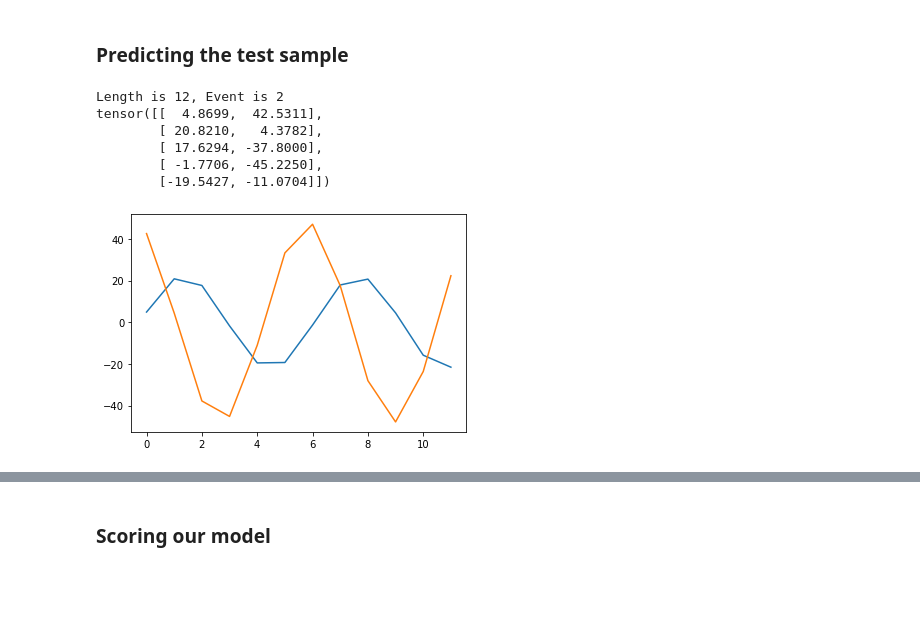
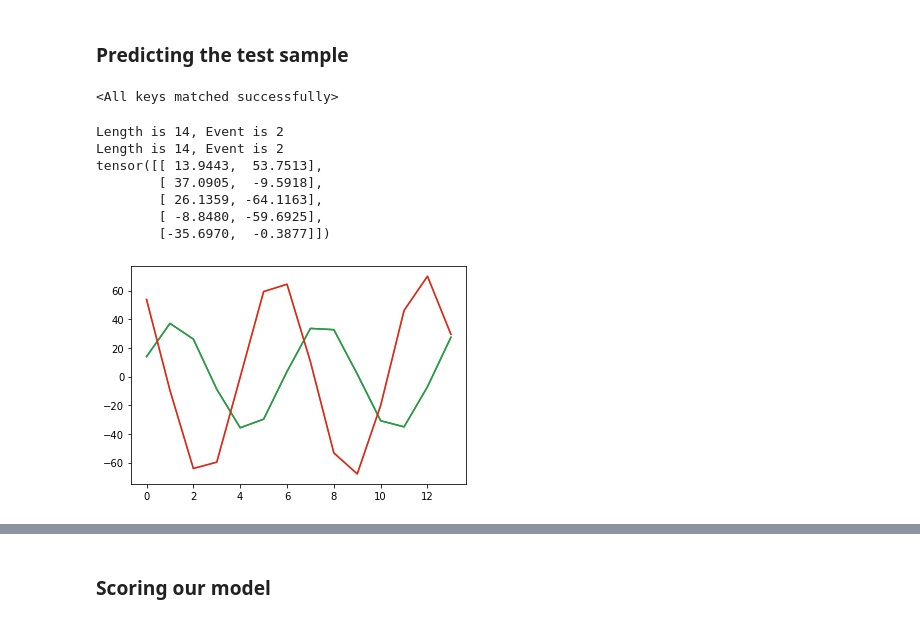
Before and after one commit to madkerpe/poc_ddht_pytorch, a Jupyter notebook: main_poc.ipynb, the cells around one changed output, grey strips where cells are left out. Cells and saved outputs as stored; diff of their text form; code cells hidden in the pictures; blank space fills up the shorter version.

```diff
--- a/main_poc.ipynb
+++ b/main_poc.ipynb
@@ -237,20 +179,28 @@ denomerator= tensor(0.0027, device='cuda:0', grad_fn=<RsubBackward1>)
 # %% [markdown]
 ### Predicting the test sample
 # %%
-PATH = "C:/Users/marij/Desktop/THESIS ECO/DDHT/DDHT_pytorch/models/model_4.pth"
-#torch.save(DDHT.state_dict(), PATH)
-#DDHT.load_state_dict(torch.load(PATH))
+PATH = "C:/Users/marij/Desktop/THESIS ECO/DDHT/DDHT_pytorch/models/model_5.pth"
+torch.save(DDHT.state_dict(), PATH)
+DDHT.load_state_dict(torch.load(PATH))
+# %% [output]
+<All keys matched successfully>
-# %%
-display_sample(test_batch_data[0], test_batch_data_length[0], test_batch_event[0])
-print(test_batch_data[0,:5,3:])
-# %% [output]
-Length is 12, Event is 2
-tensor([[  4.8699,  42.5311],
-        [ 20.8210,   4.3782],
-        [ 17.6294, -37.8000],
-        [ -1.7706, -45.2250],
-        [-19.5427, -11.0704]])
-[figure, removed]
+# %%
+test_poc_raw_dataset = PocDataset(num_cases=1)
+test_data_loader = DataLoader(dataset=test_poc_raw_dataset,batch_size=1,pin_memory=True)
+test_batch_data, test_batch_data_length, test_batch_event = next(iter(test_data_loader))
+display_sample(test_batch_data[0], test_batch_data_length[0], test_batch_event[0])
+
+display_sample(test_batch_data[0], test_batch_data_length[0], test_batch_event[0])
+print(test_batch_data[0,:5,3:])
+# %% [output]
+Length is 14, Event is 2
+Length is 14, Event is 2
+tensor([[ 13.9443,  53.7513],
+        [ 37.0905,  -9.5918],
+        [ 26.1359, -64.1163],
+        [ -8.8480, -59.6925],
+        [-35.6970,  -0.3877]])
+[figure, added]
 # %%
 DDHT.eval();
 test_encoder_output_vector, test_first_hitting_time = DDHT(test_batch_data.to(DEVICE), test_batch_data_length.to(DEVICE))
```
Also changed, not shown: parts of 7 cells of this notebook, 1 other file.
